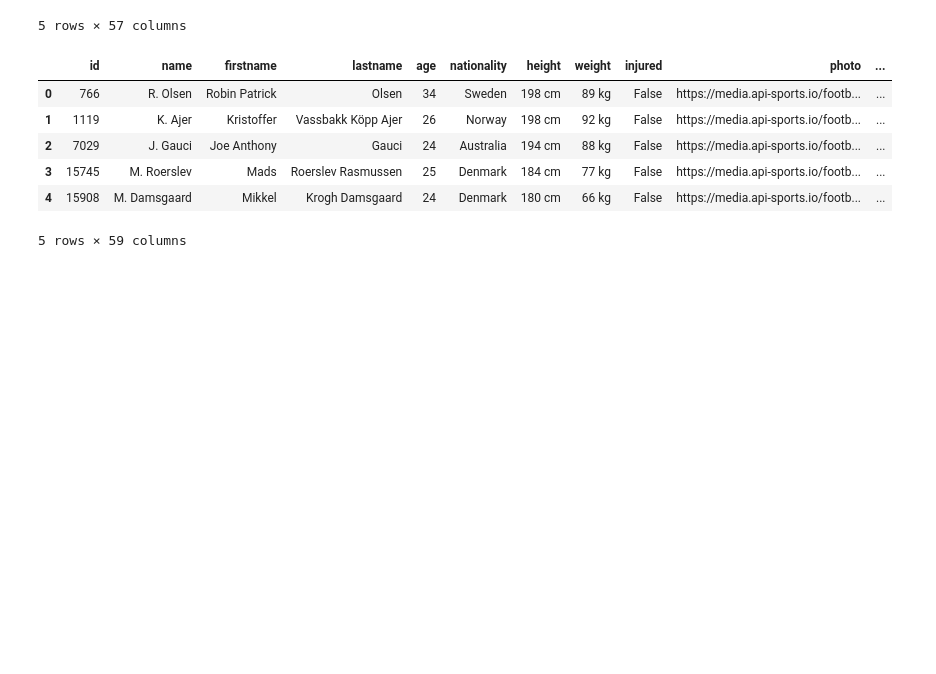
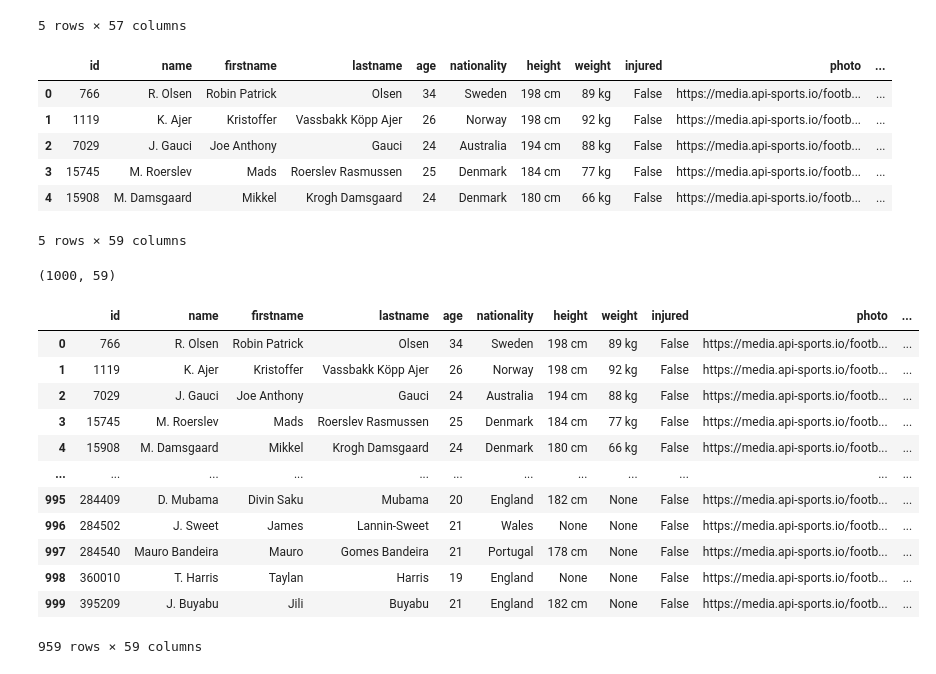
Before and after one commit to ktvgs/Euro_2024, a Jupyter notebook: epl_clean.ipynb, the cells around one changed output. Cells and saved outputs as stored; diff of their text form; code cells hidden in the pictures; blank space fills up the shorter version.

```diff
--- a/epl_clean.ipynb
+++ b/epl_clean.ipynb
@@ -96,0 +97,20 @@ epl_players_df.to_csv('epl_player23.csv',index=False)
+# %%
+epl_players_df.shape
+# %% [output]
+(1000, 59)
+# %%
+epl_players_df.drop_duplicates(subset='id',keep='first')
+# %% [output]
+|  | id | name | firstname | lastname | age | nationality | height | weight | injured | photo | ... |
+| 0 | 766 | R. Olsen | Robin Patrick | Olsen | 34 | Sweden | 198 cm | 89 kg | False | https://media.api-sports.io/footb... | ... |
+| 1 | 1119 | K. Ajer | Kristoffer | Vassbakk Köpp Ajer | 26 | Norway | 198 cm | 92 kg | False | https://media.api-sports.io/footb... | ... |
+| 2 | 7029 | J. Gauci | Joe Anthony | Gauci | 24 | Australia | 194 cm | 88 kg | False | https://media.api-sports.io/footb... | ... |
+| 3 | 15745 | M. Roerslev | Mads | Roerslev Rasmussen | 25 | Denmark | 184 cm | 77 kg | False | https://media.api-sports.io/footb... | ... |
+| 4 | 15908 | M. Damsgaard | Mikkel | Krogh Damsgaard | 24 | Denmark | 180 cm | 66 kg | False | https://media.api-sports.io/footb... | ... |
+| ... | ... | ... | ... | ... | ... | ... | ... | ... | ... | ... | ... |
+| 995 | 284409 | D. Mubama | Divin Saku | Mubama | 20 | England | 182 cm | None | False | https://media.api-sports.io/footb... | ... |
+| 996 | 284502 | J. Sweet | James | Lannin-Sweet | 21 | Wales | None | None | False | https://media.api-sports.io/footb... | ... |
+| 997 | 284540 | Mauro Bandeira | Mauro | Gomes Bandeira | 21 | Portugal | 178 cm | None | False | https://media.api-sports.io/footb... | ... |
+| 998 | 360010 | T. Harris | Taylan | Harris | 19 | England | None | None | False | https://media.api-sports.io/footb... | ... |
+| 999 | 395209 | J. Buyabu | Jili | Buyabu | 21 | England | 182 cm | None | False | https://media.api-sports.io/footb... | ... |
+959 rows × 59 columns
```
Also changed, not shown: parts of 1 cell of this notebook, 6 other files.
